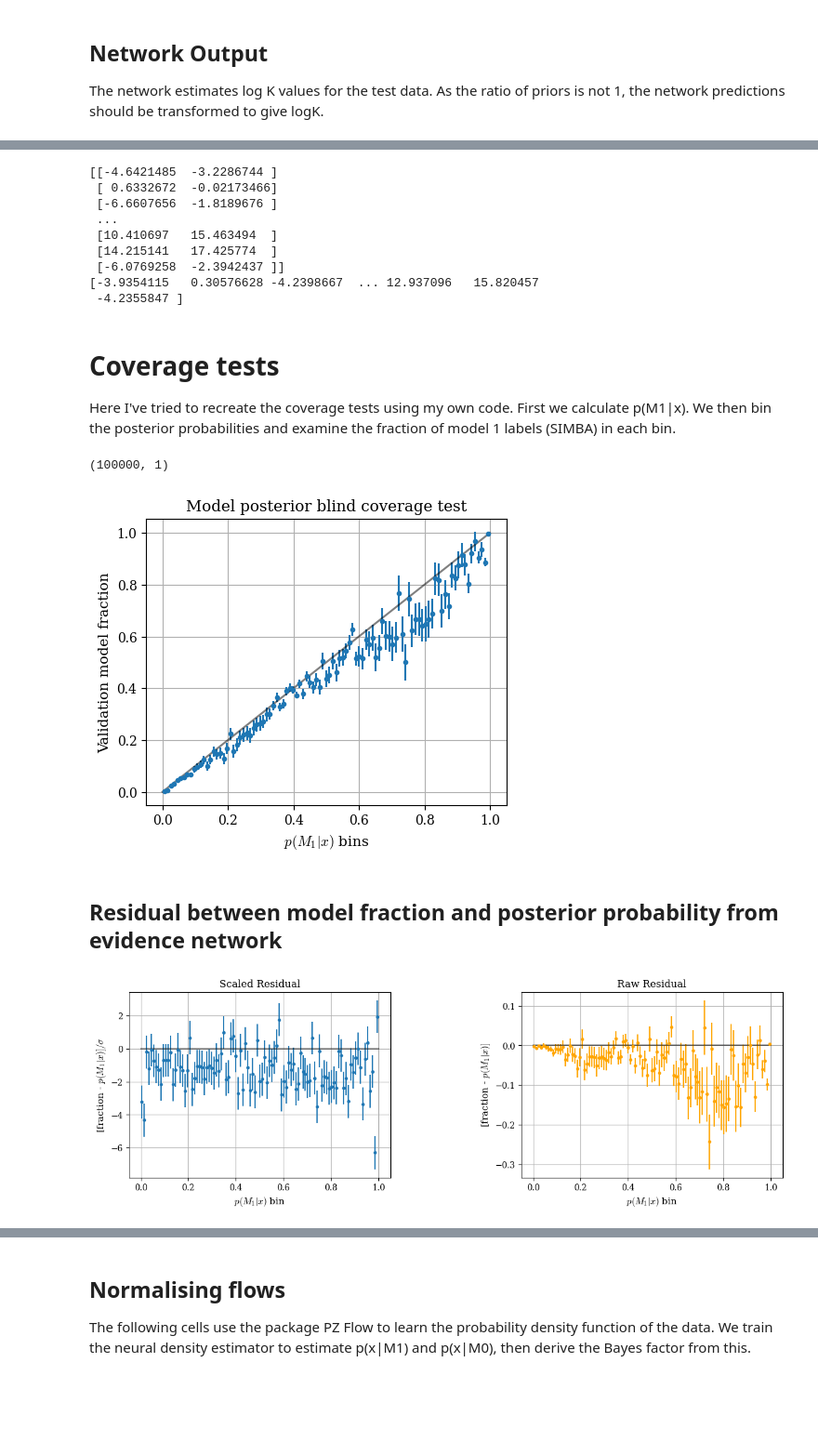
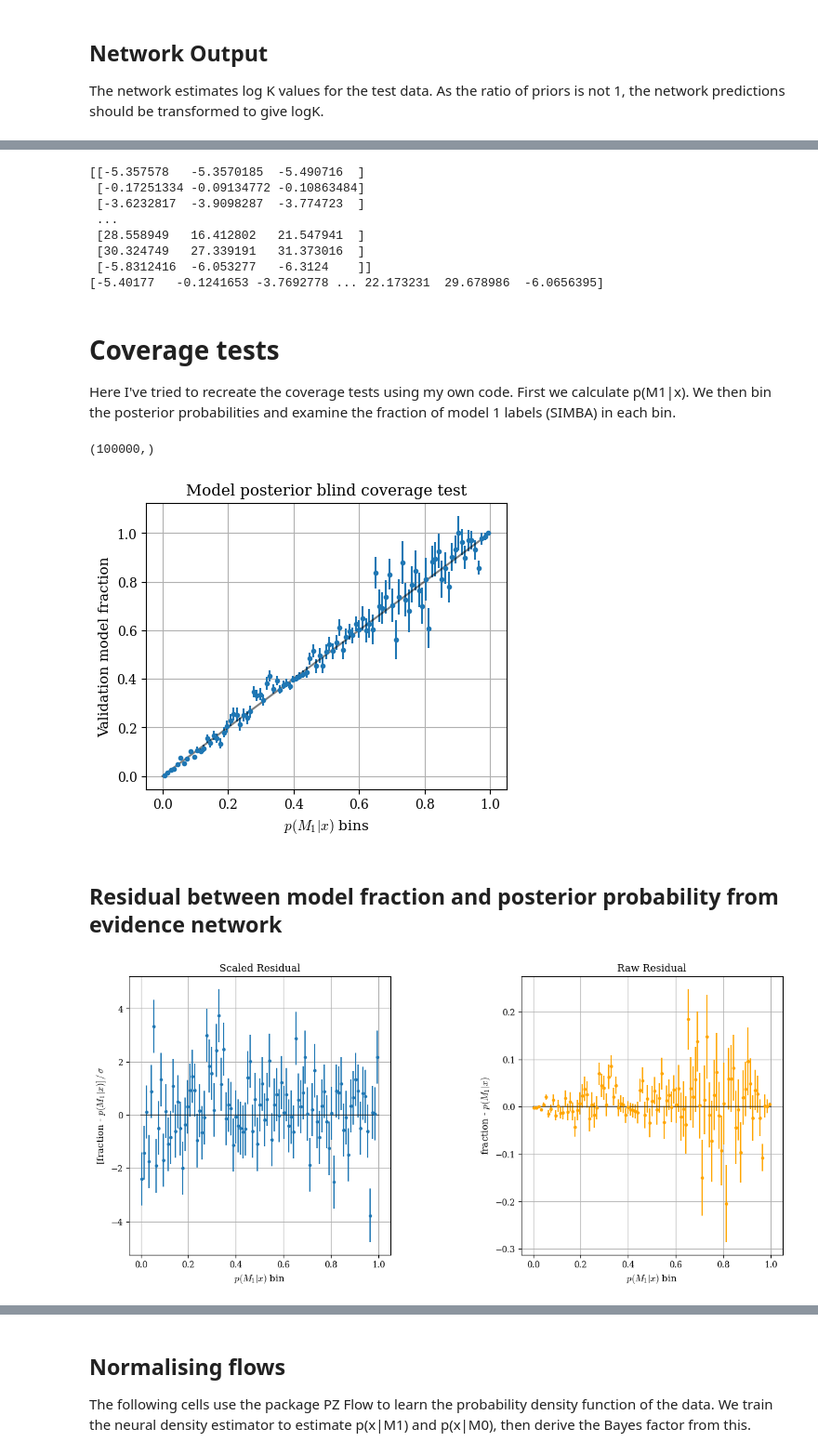
Before and after one commit to cjpdrury/evidence_networks, a Jupyter notebook: evidence_network_flux.ipynb, the cells around one changed output, grey strips where cells are left out. Shown at 93% size. Cells and saved outputs as stored; diff of their text form; code cells hidden in the pictures; blank space fills up the shorter version.

```diff
--- a/evidence_network_flux.ipynb
+++ b/evidence_network_flux.ipynb
@@ -479,7 +479,7 @@ class DenseNetwork:
         x_out = LeakyReLU(alpha=0.1)(x_out)
         x_out = Dense(1, kernel_initializer=self.weight_init)(x_out)
         x_out = 0.1*x_out + 0.001
-        x_out = leaky_parity_odd_power(x_out, alpha=1)
+        x_out = leaky_parity_odd_power(x_out, alpha=2)
 
         dense_model = Model(input_data, x_out)
 
@@ -512,8 +512,8 @@ model_instances, model_instances_model,histories,results = [],[],[],[]
 
 # input size, epochs, number of ensembles
 N = x_train_scaled.shape[1]
-epochs = 3
-n_models = 2
+epochs = 50
+n_models = 3
 #####
 validation_model = np.atleast_2d([y_train, 1. - y_train]).T
 #######
@@ -522,7 +522,7 @@ with tf.device('/device:GPU:0'):
     for model_count in range(n_models):
         model_instances.append(DenseNetwork(N, weight_init='he_normal',
                                             layer_width=45, added_layers=3,
-                                            learning_rate=1e-3, decay_rate=0.9,
+                                            learning_rate=1e-4, decay_rate=0.9,
                                             batch_norm_flag=1))
         model_instances_model.append(model_instances[-1].model())
         # validation_prediction = (model_instances_model[-1].predict(x_test_scaled))
@@ -530,7 +530,7 @@ with tf.device('/device:GPU:0'):
         # early stopping
         early_stop = tf.keras.callbacks.EarlyStopping(monitor='val_loss', patience=100)
         histories.append(model_instances_model[-1].fit(x_train_scaled,y_train,
-            epochs=epochs, batch_size=500,
+            epochs=epochs, batch_size=150,
                              shuffle=True,
                              validation_data = (x_val_scaled, y_val),
                              callbacks = [early_stop],
@@ -635,15 +639,14 @@ validation_prediction_avg = np.mean(validation_prediction, axis=1)
 print(validation_prediction)
 print(validation_prediction_avg)
 # %% [output]
-[[-4.6421485  -3.2286744 ]
- [ 0.6332672  -0.02173466]
- [-6.6607656  -1.8189676 ]
+[[-5.357578   -5.3570185  -5.490716  ]
+ [-0.17251334 -0.09134772 -0.10863484]
+ [-3.6232817  -3.9098287  -3.774723  ]
  ...
- [10.410697   15.463494  ]
- [14.215141   17.425774  ]
- [-6.0769258  -2.3942437 ]]
-[-3.9354115   0.30576628 -4.2398667  ... 12.937096   15.820457
- -4.2355847 ]
+ [28.558949   16.412802   21.547941  ]
+ [30.324749   27.339191   31.373016  ]
+ [-5.8312416  -6.053277   -6.3124    ]]
+[-5.40177   -0.1241653 -3.7692778 ... 22.173231  29.678986  -6.0656395]
 # %%
 # plt.hist(validation_prediction,bins=200)
 # plt.plot(validation_prediction,'.')
@@ -658,14 +661,14 @@ print(validation_prediction_avg)
 Here I've tried to recreate the coverage tests using my own code. First we calculate p(M1|x). We then bin the posterior probabilities and examine the fraction of model 1 labels (SIMBA) in each bin.
 # %%
 # calculate posteriors from network log K values
-posterior_model_prob = np.exp(validation_prediction)/(1+np.exp(validation_prediction)) # p(M1|x)
+posterior_model_prob = np.exp(validation_prediction_avg)/(1+np.exp(validation_prediction_avg)) # p(M1|x)
 print(posterior_model_prob.shape)
 
 # prepare posterior bins
 nbins = 100
 probability_array  = np.linspace(0,1,nbins)
 # %% [output]
-(100000, 1)
+(100000,)
 # %%
 def coverage_test(post_model_prob, prob_array):
   '''
@@ -684,8 +687,8 @@ def coverage_test(post_model_prob, prob_array):
     indexes = np.where((post_model_prob > prob_array[i])
                                         & (post_model_prob < prob_array[i+1]))[0]
     post_bin = post_model_prob[indexes]
-    post_bin_mid = float((prob_array[i]+prob_array[i+1]) / 2)
-    post_bin_size = float(len(post_bin))
+    post_bin_mid = np.float32((prob_array[i]+prob_array[i+1]) / 2)
+    post_bin_size = np.float32(len(post_bin))
 
     # get fraction of model 1 labels in each bin
     label_bin = y_test[indexes]
@@ -716,35 +719,39 @@ plt.grid(True)
 plt.savefig(path+'coverage_test_20_B.png', dpi=250)
 # plt.axis('equal')
 # %% [output]
-[figure, old version]
+[figure, new version]
 # %% [markdown]
 ## Residual between model fraction and posterior probability from evidence network
 # %%
-residual = (np.asarray(fractions) - np.asarray(bin_centres))/np.asarray(binomial_std)
+residual = (np.asarray(fractions) - np.asarray(bin_centres))
+scaled_residual = residual/np.asarray(binomial_std)
 
-plt.figure(figsize=(14,4))
+plt.figure(figsize=(14,6))
 
 plt.subplot(1,2,1)
 # plt.plot(post_bin_means, residual, marker='.', ls='')
-plt.errorbar(bin_centres, residual,yerr=binomial_std/np.asarray(binomial_std), marker='.', ls='')
+plt.errorbar(bin_centres, scaled_residual,yerr=binomial_std/np.asarray(binomial_std), marker='.', ls='')
 # plt.plot(post_bin_means, residual*binomial_std, marker='.', ls='',c='orange')
 plt.title('Scaled Residual')
 plt.xlabel(r'$p(M_1 | x)$ bin', fontsize=11)
-plt.ylabel(r'[fraction - $p(M_1 | x) ] / \sigma$', fontsize=11)
+plt.ylabel(r'[fraction - $p(M_1 | x) ] \, / \, \sigma$', fontsize=11)
 plt.plot([0,1],[0,0],'k-',alpha=0.5)
 # plt.axis('square')
 plt.grid(True)
+# plt.ylim(-4,4)
 
 plt.subplot(1,2,2)
 # plt.plot(post_bin_means, residual, marker='.', ls='')
-plt.errorbar(bin_centres, residual*binomial_std,yerr=binomial_std, marker='.', ls='',c='orange')
+plt.errorbar(bin_centres, residual,yerr=binomial_std, marker='.', ls='',c='orange')
 plt.title('Raw Residual')
 plt.xlabel(r'$p(M_1 | x)$ bin', fontsize=11)
-plt.ylabel(r'[fraction - $p(M_1 | x) ] $', fontsize=11)
+plt.ylabel(r'fraction - $p(M_1 | x)  $', fontsize=11)
 plt.plot([0,1],[0,0],'k-',alpha=0.5)
 # plt.axis('square')
 plt.grid(True)
 
 plt.subplots_adjust(wspace=.5)
+
+# plt.savefig(path+'/residuals_unobservables_EvidenceNet.png', dpi=250)
 # %% [output]
-[figure, old version]
+[figure, new version]
```
Also changed, not shown: parts of 5 cells of this notebook.
